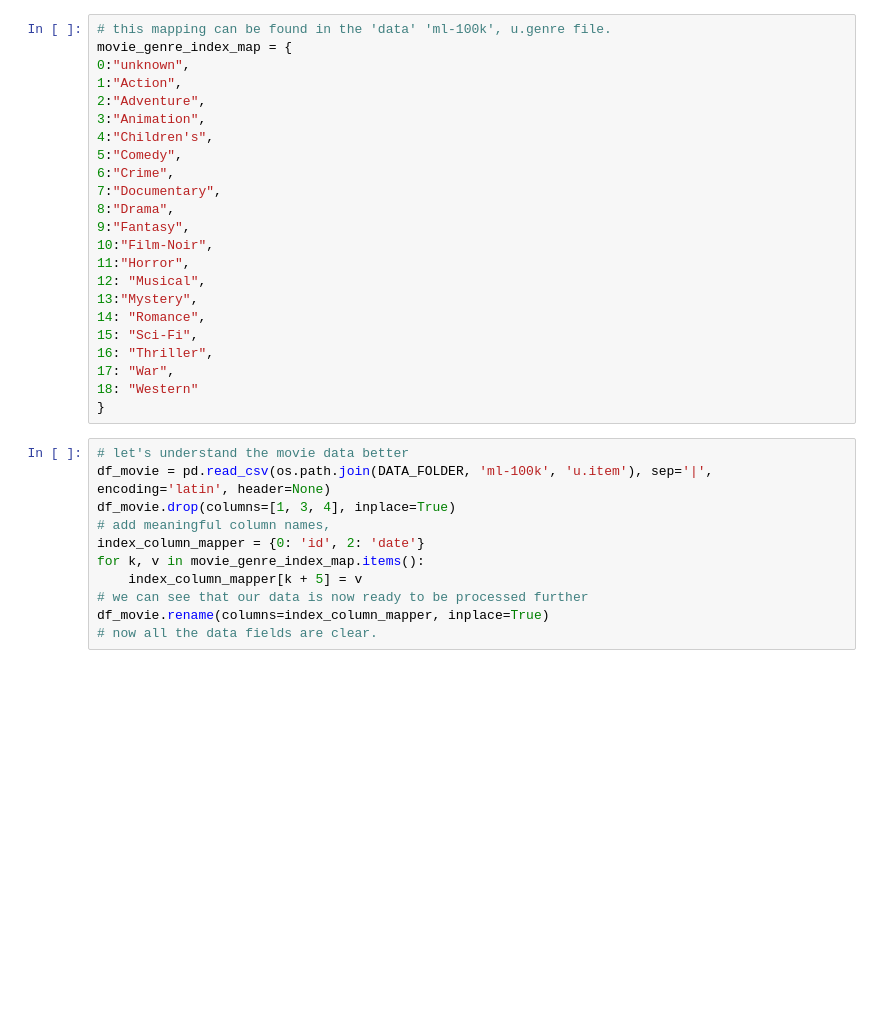
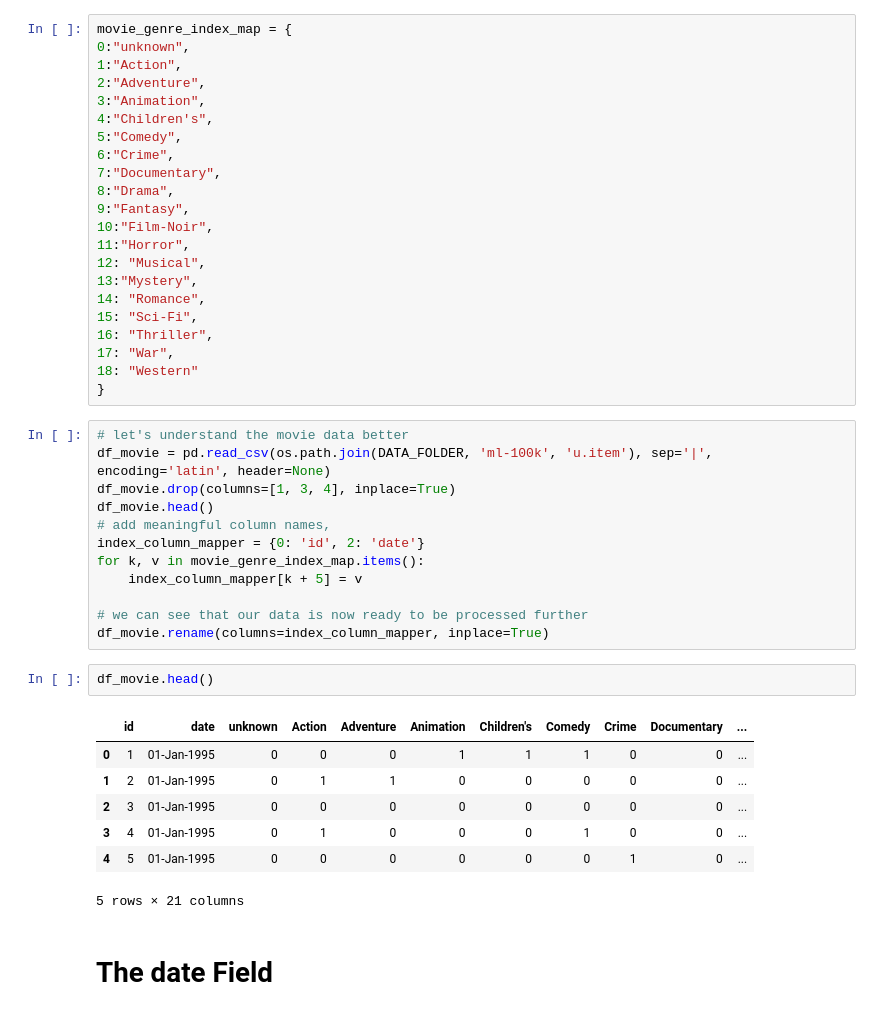
Before and after one commit to ayhem18/MovieLens_RecSys, a Jupyter notebook: notebooks/movie_data_analysis.ipynb, the cells around one changed output. Cells and saved outputs as stored; diff of their text form; blank space fills up the shorter version.

```diff
--- a/notebooks/movie_data_analysis.ipynb
+++ b/notebooks/movie_data_analysis.ipynb
@@ -14,5 +28,4 @@ df = pd.read_csv(os.path.join(DATA_FOLDER, 'ml-100k', 'u1.base'), sep='\t', head
 # %%
-# this mapping can be found in the 'data' 'ml-100k', u.genre file.
 movie_genre_index_map = {
 0:"unknown",
 1:"Action",
@@ -38,10 +51,23 @@ movie_genre_index_map = {
 # let's understand the movie data better
 df_movie = pd.read_csv(os.path.join(DATA_FOLDER, 'ml-100k', 'u.item'), sep='|', encoding='latin', header=None)
 df_movie.drop(columns=[1, 3, 4], inplace=True)
+df_movie.head()
 # add meaningful column names,
 index_column_mapper = {0: 'id', 2: 'date'}
 for k, v in movie_genre_index_map.items():
     index_column_mapper[k + 5] = v
+
 # we can see that our data is now ready to be processed further
 df_movie.rename(columns=index_column_mapper, inplace=True)
-# now all the data fields are clear.
+# %%
+df_movie.head()
+# %% [output]
+|  | id | date | unknown | Action | Adventure | Animation | Children's | Comedy | Crime | Documentary | ... |
+| 0 | 1 | 01-Jan-1995 | 0 | 0 | 0 | 1 | 1 | 1 | 0 | 0 | ... |
+| 1 | 2 | 01-Jan-1995 | 0 | 1 | 1 | 0 | 0 | 0 | 0 | 0 | ... |
+| 2 | 3 | 01-Jan-1995 | 0 | 0 | 0 | 0 | 0 | 0 | 0 | 0 | ... |
+| 3 | 4 | 01-Jan-1995 | 0 | 1 | 0 | 0 | 0 | 1 | 0 | 0 | ... |
+| 4 | 5 | 01-Jan-1995 | 0 | 0 | 0 | 0 | 0 | 0 | 1 | 0 | ... |
+5 rows × 21 columns
+# %% [markdown]
+# The date Field
```
Also changed, not shown: parts of 20 cells of this notebook, 6 other files.
